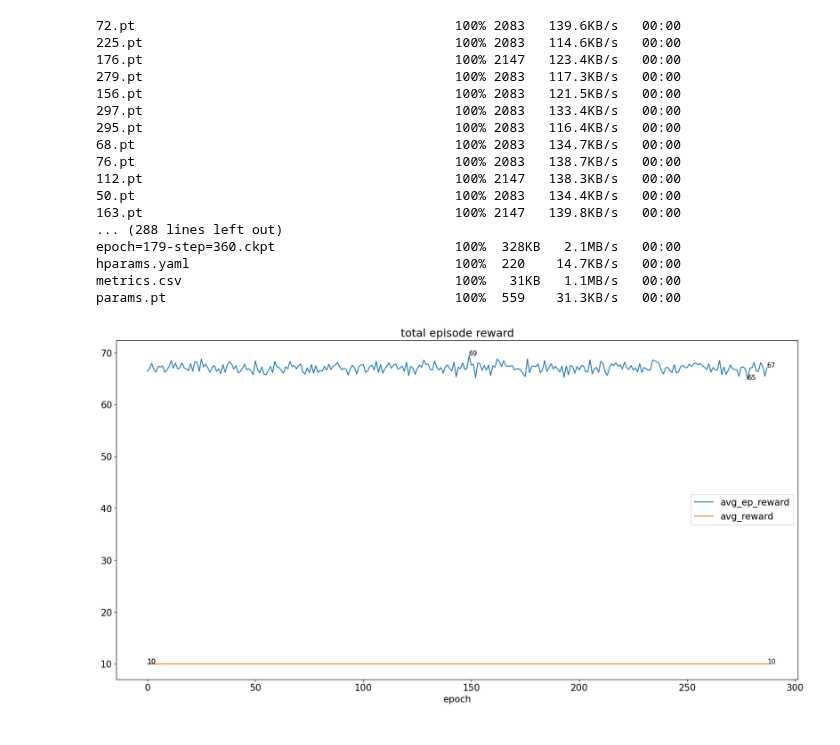
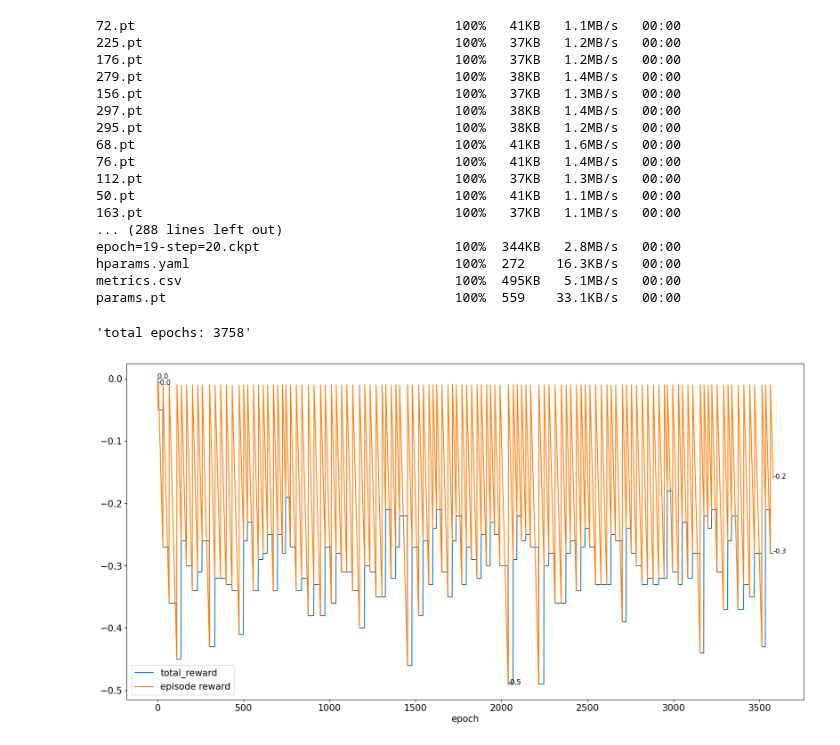
Before and after one commit to osnieltx/gnn-co, a Jupyter notebook: validation/history_visualizer.ipynb, the cells around one changed output. Cells and saved outputs as stored; diff of their text form; code cells hidden in the pictures.

```diff
--- a/validation/history_visualizer.ipynb
+++ b/validation/history_visualizer.ipynb
@@ -37,30 +57,39 @@ def display(df, c_filter, title, normalize=False, mean=True, ignore='', dropna=T
 # %%
-model = '2025-04-05-1535'
+model = '2025-04-16-1844'
 !scp -r osnielteixeira2@200.20.15.153:~/experiments/{model}/ ~/Documents/UFF/mestrado/2o\ Sem/EO/gnn-co/experiments/
 metrics_path = f'../experiments/{model}/version_0/metrics.csv'
 metrics = pd.read_csv(metrics_path)
 # %% [output]
-72.pt                                         100% 2083   139.6KB/s   00:00
-225.pt                                        100% 2083   114.6KB/s   00:00
-176.pt                                        100% 2147   123.4KB/s   00:00
-279.pt                                        100% 2083   117.3KB/s   00:00
-156.pt                                        100% 2083   121.5KB/s   00:00
-297.pt                                        100% 2083   133.4KB/s   00:00
-295.pt                                        100% 2083   116.4KB/s   00:00
-68.pt                                         100% 2083   134.7KB/s   00:00
-76.pt                                         100% 2083   138.7KB/s   00:00
-112.pt                                        100% 2147   138.3KB/s   00:00
-50.pt                                         100% 2083   134.4KB/s   00:00
-163.pt                                        100% 2147   139.8KB/s   00:00
+72.pt                                         100%   41KB   1.1MB/s   00:00
+225.pt                                        100%   37KB   1.2MB/s   00:00
+176.pt                                        100%   37KB   1.2MB/s   00:00
+279.pt                                        100%   38KB   1.4MB/s   00:00
+156.pt                                        100%   37KB   1.3MB/s   00:00
+297.pt                                        100%   38KB   1.4MB/s   00:00
+295.pt                                        100%   38KB   1.2MB/s   00:00
+68.pt                                         100%   41KB   1.6MB/s   00:00
+76.pt                                         100%   41KB   1.4MB/s   00:00
+112.pt                                        100%   37KB   1.3MB/s   00:00
+50.pt                                         100%   41KB   1.1MB/s   00:00
+163.pt                                        100%   37KB   1.1MB/s   00:00
 ... (288 lines left out)
-epoch=179-step=360.ckpt                       100%  328KB   2.1MB/s   00:00
-hparams.yaml                                  100%  220    14.7KB/s   00:00
-metrics.csv                                   100%   31KB   1.1MB/s   00:00
-params.pt                                     100%  559    31.3KB/s   00:00
+epoch=19-step=20.ckpt                         100%  344KB   2.8MB/s   00:00
+hparams.yaml                                  100%  272    16.3KB/s   00:00
+metrics.csv                                   100%  495KB   5.1MB/s   00:00
+params.pt                                     100%  559    33.1KB/s   00:00
-# %%
-s_metrics = -metrics*100
-s_metrics.epoch = metrics.epoch
-display(s_metrics, 'reward', 'total episode reward', ignore='val', fp=0)
-# %% [output]
-[figure, removed]
+# %%
+f'total epochs: {metrics.index.stop}'
+# %% [output]
+'total epochs: 3758'
+# %%
+s_metrics = -metrics*100
+s_metrics.epoch = metrics.epoch
+# s_metrics['avg_return'] = s_metrics.avg_ep_reward
+# s_metrics['avg_return ma'] = s_metrics.rolling(window=20)['avg_return'].mean()
+metrics.drop('reward', axis=1, inplace=True)
+# metrics = apply_shifted_episo"de_lengths(metrics, 'total_reward')
+
+display(metrics, 'reward', '', ignore='val', fp=1)
+# %% [output]
+[figure, added]
 # %%
```
Also changed, not shown: parts of 9 cells of this notebook, 5 other files.
